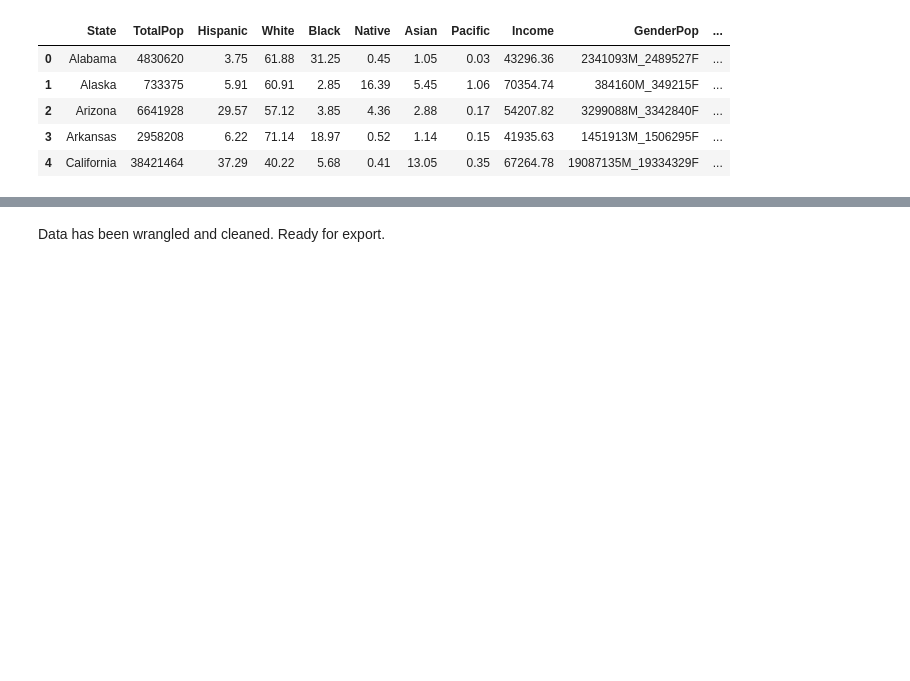
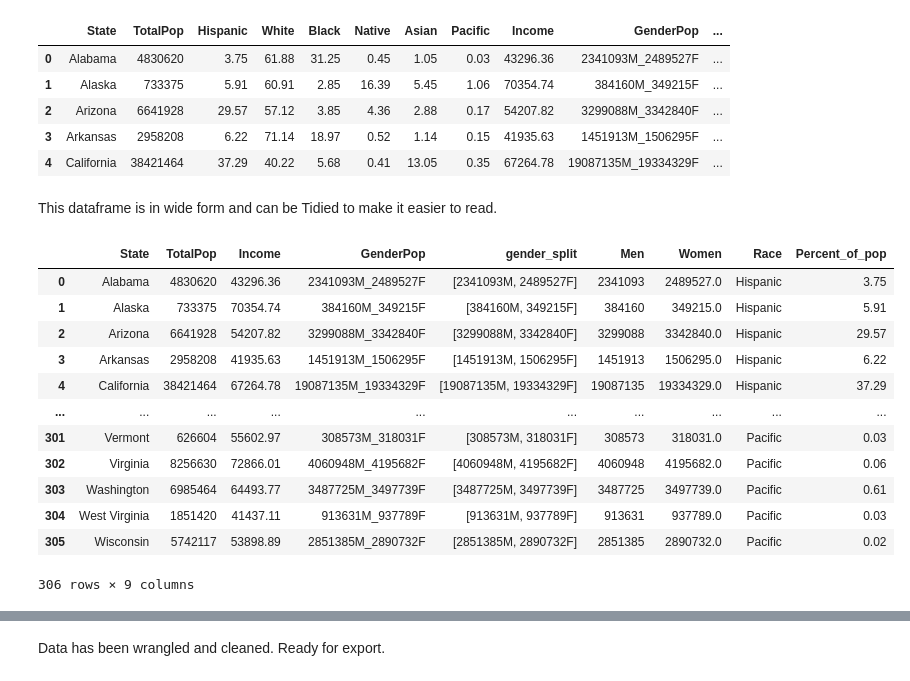
Before and after one commit to jmena1984/Data-Analyst-Projects, a Jupyter notebook: Data Wrangling - U.S. Census.ipynb, the cells around one changed output, grey strips where cells are left out. Drawn from its saved outputs; the diff is of its cells as text; code cells hidden in the pictures; blank space fills up the shorter version.

Commit message:
Add files via upload
edited file to include data tidy

```diff
--- a/Data Wrangling - U.S. Census.ipynb
+++ b/Data Wrangling - U.S. Census.ipynb
@@ -286,3 +286,22 @@ us_census.head()
 | 2 | Arizona | 6641928 | 29.57 | 57.12 | 3.85 | 4.36 | 2.88 | 0.17 | 54207.82 | 3299088M_3342840F | ... |
 | 3 | Arkansas | 2958208 | 6.22 | 71.14 | 18.97 | 0.52 | 1.14 | 0.15 | 41935.63 | 1451913M_1506295F | ... |
 | 4 | California | 38421464 | 37.29 | 40.22 | 5.68 | 0.41 | 13.05 | 0.35 | 67264.78 | 19087135M_19334329F | ... |
+# %% [markdown]
+This dataframe is in wide form and can be Tidied to make it easier to read.
+# %%
+us_census_tidy = pd.melt(us_census, id_vars=['State','TotalPop', 'Income', 'GenderPop', 'gender_split', 'Men', 'Women'], var_name='Race', value_name='Percent_of_pop')
+us_census_tidy
+# %% [output]
+|  | State | TotalPop | Income | GenderPop | gender_split | Men | Women | Race | Percent_of_pop |
+| 0 | Alabama | 4830620 | 43296.36 | 2341093M_2489527F | [2341093M, 2489527F] | 2341093 | 2489527.0 | Hispanic | 3.75 |
+| 1 | Alaska | 733375 | 70354.74 | 384160M_349215F | [384160M, 349215F] | 384160 | 349215.0 | Hispanic | 5.91 |
+| 2 | Arizona | 6641928 | 54207.82 | 3299088M_3342840F | [3299088M, 3342840F] | 3299088 | 3342840.0 | Hispanic | 29.57 |
+| 3 | Arkansas | 2958208 | 41935.63 | 1451913M_1506295F | [1451913M, 1506295F] | 1451913 | 1506295.0 | Hispanic | 6.22 |
+| 4 | California | 38421464 | 67264.78 | 19087135M_19334329F | [19087135M, 19334329F] | 19087135 | 19334329.0 | Hispanic | 37.29 |
+| ... | ... | ... | ... | ... | ... | ... | ... | ... | ... |
+| 301 | Vermont | 626604 | 55602.97 | 308573M_318031F | [308573M, 318031F] | 308573 | 318031.0 | Pacific | 0.03 |
+| 302 | Virginia | 8256630 | 72866.01 | 4060948M_4195682F | [4060948M, 4195682F] | 4060948 | 4195682.0 | Pacific | 0.06 |
+| 303 | Washington | 6985464 | 64493.77 | 3487725M_3497739F | [3487725M, 3497739F] | 3487725 | 3497739.0 | Pacific | 0.61 |
+| 304 | West Virginia | 1851420 | 41437.11 | 913631M_937789F | [913631M, 937789F] | 913631 | 937789.0 | Pacific | 0.03 |
+| 305 | Wisconsin | 5742117 | 53898.89 | 2851385M_2890732F | [2851385M, 2890732F] | 2851385 | 2890732.0 | Pacific | 0.02 |
+306 rows × 9 columns
```
Also changed, not shown: parts of 2 cells of this notebook.
